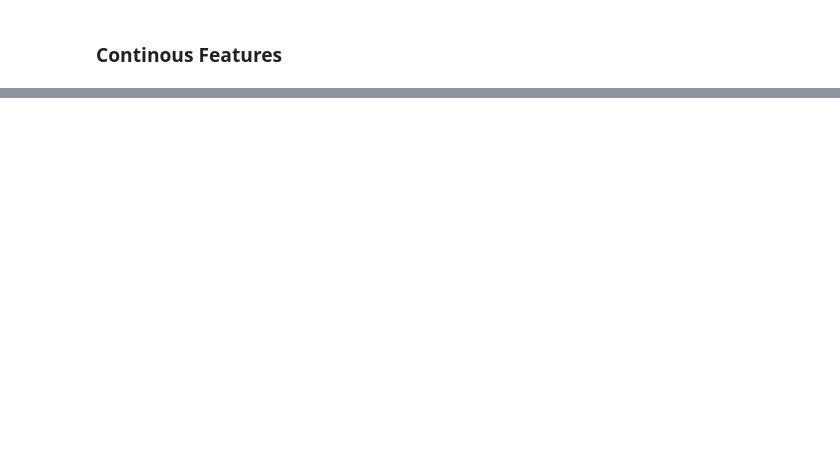
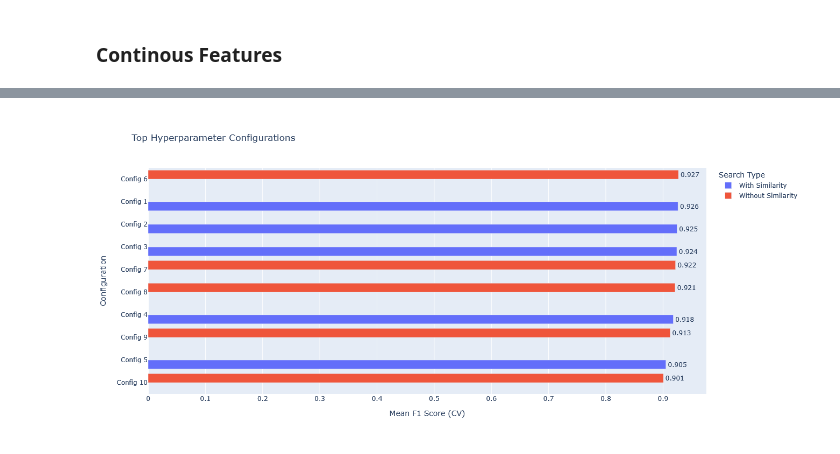
Before and after one commit to CristinaRacovita/codegen-uncertainty, a Jupyter notebook: confidence_estimation.ipynb, the cells around one changed output, grey strips where cells are left out. Drawn from its saved outputs; the diff is of its cells as text; code cells hidden in the pictures; blank space fills up the shorter version.

```diff
--- a/confidence_estimation.ipynb
+++ b/confidence_estimation.ipynb
@@ -264,0 +272,41 @@ Test F1-score: 0.9057
+# %%
+import pandas as pd
+import plotly.express as px
+import plotly.graph_objects as go
+
+def get_top_n_df(search, label, n=5, offset=0):
+    results = pd.DataFrame(search.cv_results_)
+    results = results.sort_values(by='mean_test_score', ascending=False).head(n).copy()
+    results['Configuration'] = [f"Config {i+1+offset}" for i in range(n)]
+    results['Search Type'] = label
+    results['Config Details'] = results['params'].apply(
+        lambda p: f"n={p['n_estimators']}, leaf={p['min_samples_leaf']}, feat={p['max_features']}"
+    )
+    return results[['Configuration', 'mean_test_score', 'Search Type', 'Config Details']]
+
+# Prepare combined DataFrame
+df_with = get_top_n_df(search_with_sim, "With Similarity", n=5)
+df_without = get_top_n_df(search_without_sim, "Without Similarity", n=5, offset=5)
+df_combined = pd.concat([df_with, df_without])
+
+# Main plot
+fig = px.bar(
+    df_combined,
+    x='mean_test_score',
+    y='Configuration',
+    color='Search Type',
+    barmode='group',
+    orientation='h',
+    text='mean_test_score',
+    labels={'mean_test_score': 'Mean F1 Score (CV)'},
+    title='Top Hyperparameter Configurations'
+)
+
+fig.update_traces(texttemplate='%{text:.3f}', textposition='outside')
+fig.update_layout(
+    yaxis={'categoryorder': 'total ascending'},
+    height=600,
+    legend_title_text='Search Type'
+)
+# %% [output]
+[figure, added]
```
Also changed, not shown: parts of 28 cells of this notebook, 6 other files.
